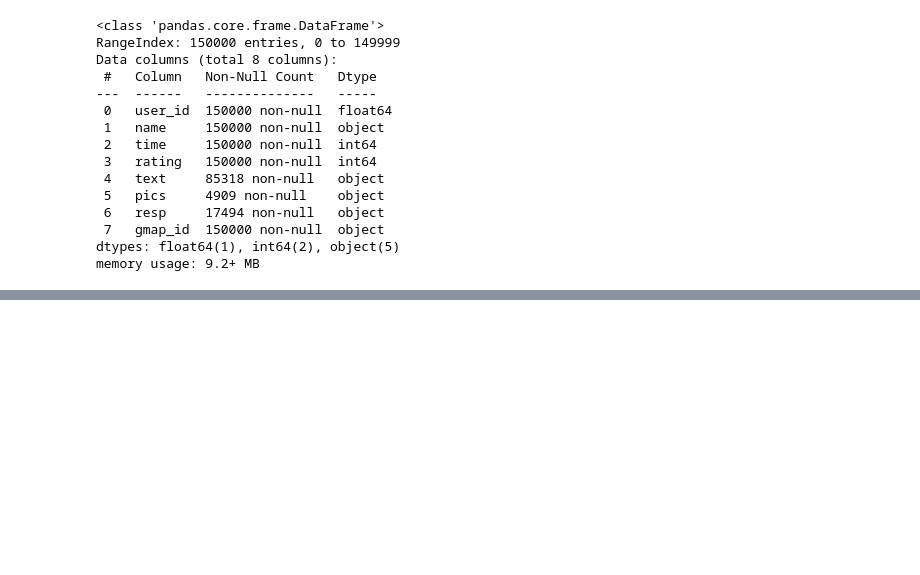
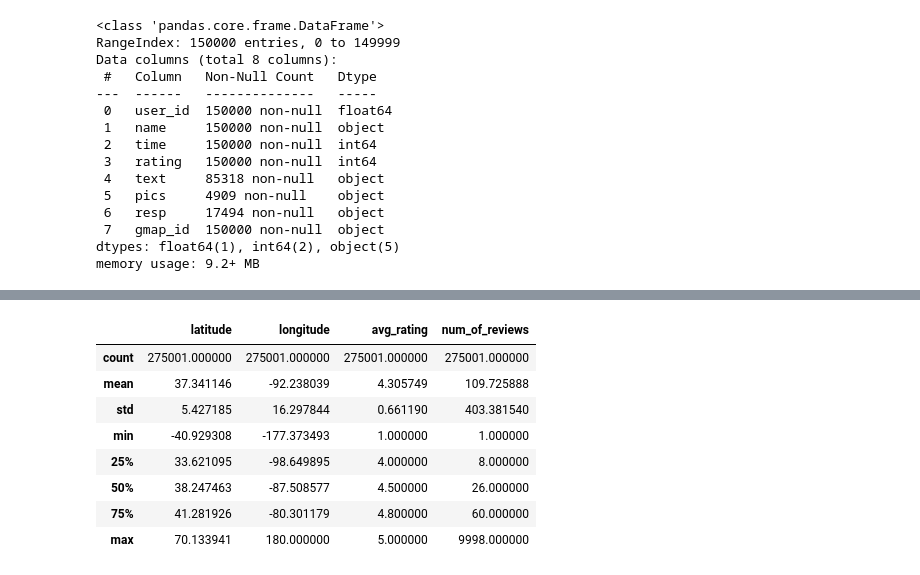
Before and after one commit to DaAnMaGi/DS_ProjectFinal_Copia, a Jupyter notebook: Exploración/EDA.ipynb, the cells around one changed output, grey strips where cells are left out. Cells and saved outputs as stored; diff of their text form; code cells hidden in the pictures; blank space fills up the shorter version.

```diff
--- a/Exploración/EDA.ipynb
+++ b/Exploración/EDA.ipynb
@@ -93,0 +147,12 @@ memory usage: 9.2+ MB
+# %%
+metadata_8.describe()
+# %% [output]
+|  | latitude | longitude | avg_rating | num_of_reviews |
+| count | 275001.000000 | 275001.000000 | 275001.000000 | 275001.000000 |
+| mean | 37.341146 | -92.238039 | 4.305749 | 109.725888 |
+| std | 5.427185 | 16.297844 | 0.661190 | 403.381540 |
+| min | -40.929308 | -177.373493 | 1.000000 | 1.000000 |
+| 25% | 33.621095 | -98.649895 | 4.000000 | 8.000000 |
+| 50% | 38.247463 | -87.508577 | 4.500000 | 26.000000 |
+| 75% | 41.281926 | -80.301179 | 4.800000 | 60.000000 |
+| max | 70.133941 | 180.000000 | 5.000000 | 9998.000000 |
```
Also changed, not shown: parts of 12 cells of this notebook.
